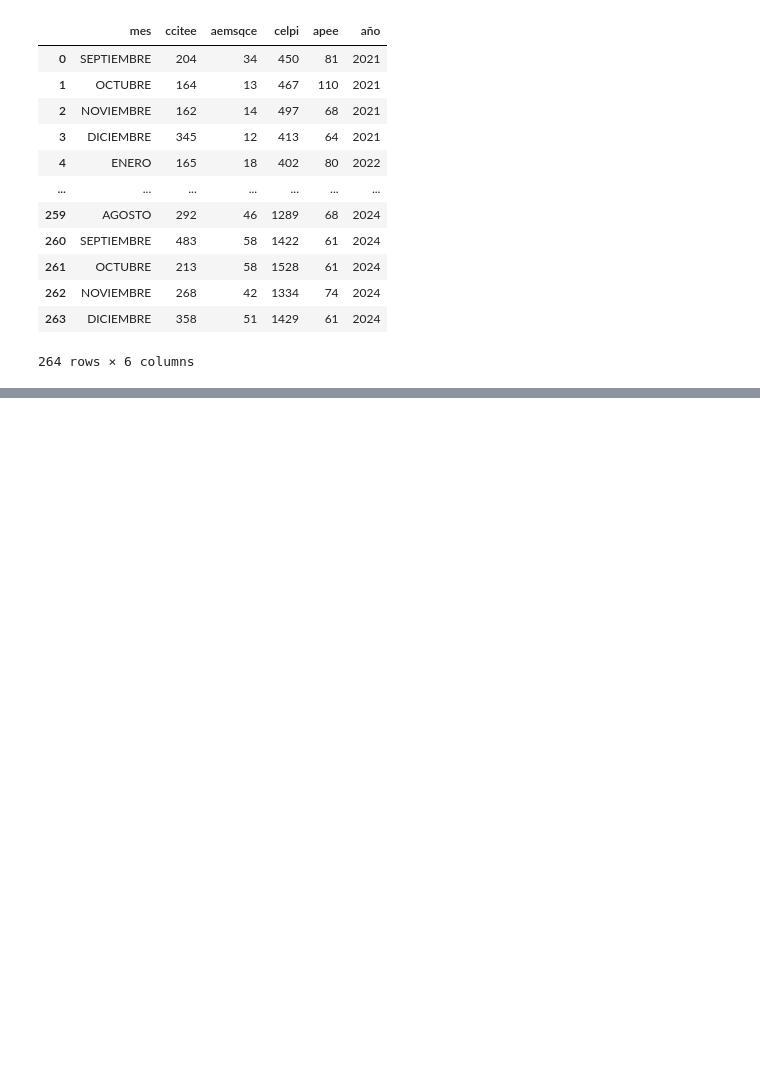
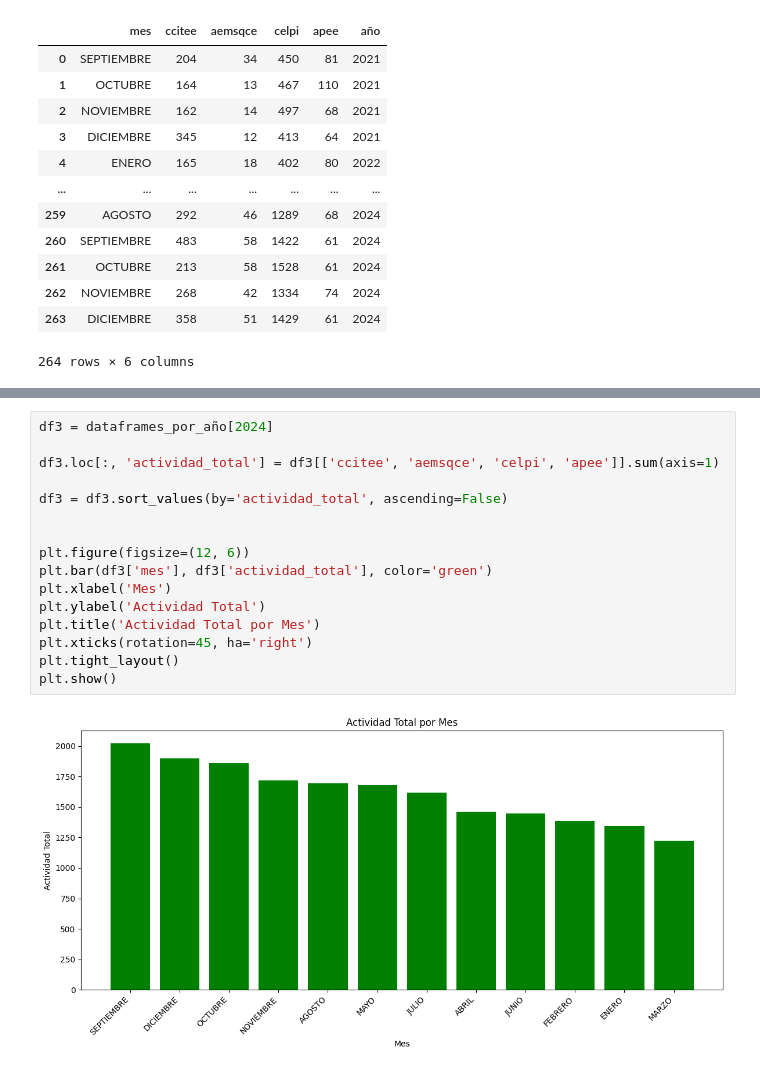
Before and after one commit to HDanny7/ICD, a Jupyter notebook: Acompañamiento/acompa.ipynb, the cells around one changed output, grey strips where cells are left out. Drawn from its saved outputs; the diff is of its cells as text; blank space fills up the shorter version.

```diff
--- a/Acompañamiento/acompa.ipynb
+++ b/Acompañamiento/acompa.ipynb
@@ -106,0 +172,18 @@ plt.show()
+# %%
+df3 = dataframes_por_año[2024]
+
+df3.loc[:, 'actividad_total'] = df3[['ccitee', 'aemsqce', 'celpi', 'apee']].sum(axis=1)
+
+df3 = df3.sort_values(by='actividad_total', ascending=False)
+
+
+plt.figure(figsize=(12, 6))
+plt.bar(df3['mes'], df3['actividad_total'], color='green')
+plt.xlabel('Mes')
+plt.ylabel('Actividad Total')
+plt.title('Actividad Total por Mes')
+plt.xticks(rotation=45, ha='right')
+plt.tight_layout()
+plt.show()
+# %% [output]
+[figure, added]
```
Also changed, not shown: parts of 14 cells of this notebook.
